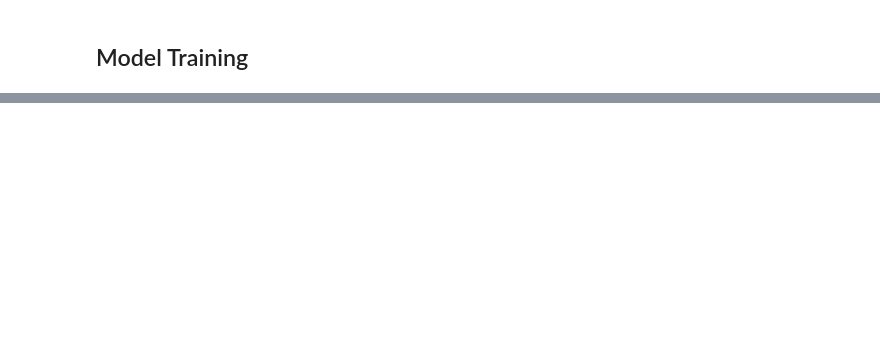
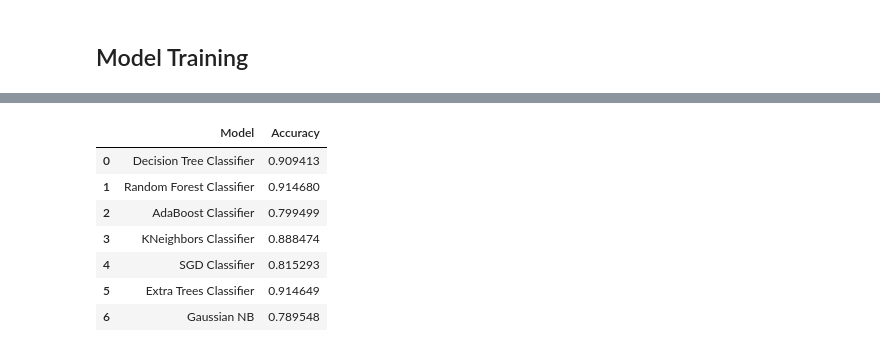
Before and after one commit to Vishnu19091/Phishing_Detection_Extension, a Jupyter notebook: Main/model/model_training.ipynb, the cells around one changed output, grey strips where cells are left out. Cells and saved outputs as stored; diff of their text form; code cells hidden in the pictures; blank space fills up the shorter version.

```diff
--- a/Main/model/model_training.ipynb
+++ b/Main/model/model_training.ipynb
@@ -60,4 +17,2 @@ for i in hist_features:
 # %% [markdown]
 ## Model Training
-# %%
-data.drop(['url','type'],axis=1,inplace=True)
@@ -74,4 +19,5 @@ data.head()
 # %%
-x=data.drop(['domain', 'https'], axis=1)
+X = data.drop(['url','type','Category','domain'],axis=1)
+y=data['Category']
 
-y=data['Category']
+X_train, X_test, y_train, y_test = train_test_split(X, y, test_size=0.2, random_state=2)
@@ -117,10 +23,0 @@ NameError: name 'x_sample' is not defined
-# %%
-from sklearn.model_selection import train_test_split
-
-
-x_train, x_test, y_train, y_test = train_test_split(x, y, test_size = 0.2)
-
-print("Shape of x_train: ", x_train.shape)
-print("Shape of x_valid: ", x_test.shape)
-print("Shape of y_train: ", y_train.shape)
-print("Shape of y_valid: ", y_test.shape)
@@ -298,0 +157,15 @@ CV Accuracy: 1.000 (+/- 0.000)
+# %%
+output = pd.DataFrame({"Model":['Decision Tree Classifier','Random Forest Classifier',
+                                'AdaBoost Classifier','KNeighbors Classifier','SGD Classifier',
+                                'Extra Trees Classifier','Gaussian NB'],
+                      "Accuracy":accuracy_test})
+output
+# %% [output]
+|  | Model | Accuracy |
+| 0 | Decision Tree Classifier | 0.909413 |
+| 1 | Random Forest Classifier | 0.914680 |
+| 2 | AdaBoost Classifier | 0.799499 |
+| 3 | KNeighbors Classifier | 0.888474 |
+| 4 | SGD Classifier | 0.815293 |
+| 5 | Extra Trees Classifier | 0.914649 |
+| 6 | Gaussian NB | 0.789548 |
```
Also changed, not shown: parts of 20 cells of this notebook, 27 other files.
